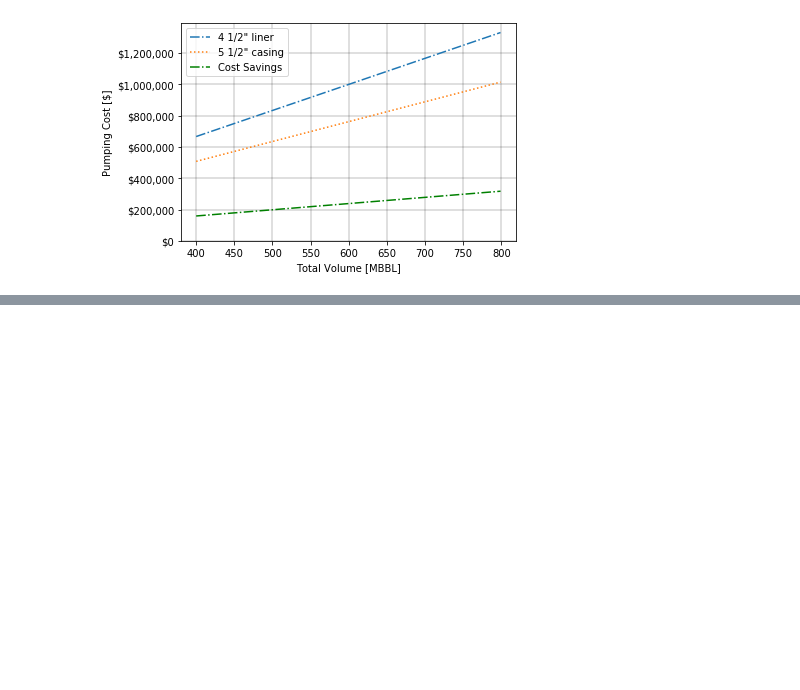
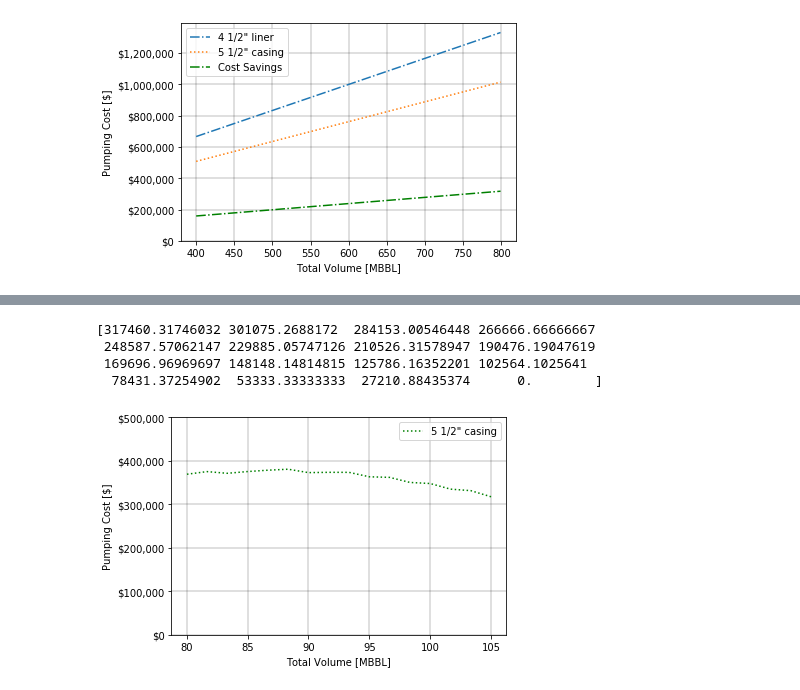
Before and after one commit to energydevohm/completion-cost-study, a Jupyter notebook: comp-cost.ipynb, the cells around one changed output, grey strips where cells are left out. Drawn from its saved outputs; the diff is of its cells as text; code cells hidden in the pictures; blank space fills up the shorter version.

```diff
--- a/comp-cost.ipynb
+++ b/comp-cost.ipynb
@@ -199,0 +291,49 @@ print(N(a[0]))
+# %%
+pumpratearray=np.linspace(105,80,num=16)
+pumpsavings=np.zeros(pumpratearray.size)
+
+i=0
+while i<pumpsavings.size:
+    if pumpratearray[i] == amaxrate:
+        pumpsavings[i]=0
+    else:
+        pumpsavings[i]=pumpcost*(-(totalpumpedvolume/(pumpratearray[i]*60))+(totalpumpedvolume/(amaxrate*60)))
+    i+=1
+
+#print(pumpsavings)
+# %% [output]
+[317460.31746032 301075.2688172  284153.00546448 266666.66666667
+ 248587.57062147 229885.05747126 210526.31578947 190476.19047619
+ 169696.96969697 148148.14814815 125786.16352201 102564.1025641
+  78431.37254902  53333.33333333  27210.88435374      0.        ]
+# %%
+farray = np.column_stack((ipuplift, col2)) #ip bopd
+farray = np.column_stack((farray, col3)) #di
+farray = np.column_stack((farray, colincpv))
+farray = np.column_stack((farray, pumpratearray))
+finalarray = np.column_stack((farray, pumpsavings))
+
+#print(finalarray[:,5])
+
+finaldf = pd.DataFrame(finalarray, columns = ['IP_uplift','IP_BOPD','Di_monthly','Acceration_PV','Pump_Rate','Pump_Savings'])
+finaldf['Total_PV'] = finaldf['Acceration_PV'] + finaldf['Pump_Savings']
+
+#print(finaldf)
+# %%
+fig, ax = plt.subplots()
+ax.plot(finaldf['Pump_Rate'],finaldf['Total_PV'], label = "5 1/2\" casing", linestyle=":", color='g')
+
+plt.ylim(bottom=0, top=500000)
+ax.grid(color='k', linestyle='-', linewidth=0.25)
+
+plt.xlabel('Total Volume [MBBL]')
+plt.ylabel('Pumping Cost [$]')
+
+fmt = '${x:,.0f}'
+tick = mtick.StrMethodFormatter(fmt)
+ax.yaxis.set_major_formatter(tick)
+
+plt.legend()
+plt.show()
+# %% [output]
+[figure, added]
```
Also changed, not shown: parts of 6 cells of this notebook.
